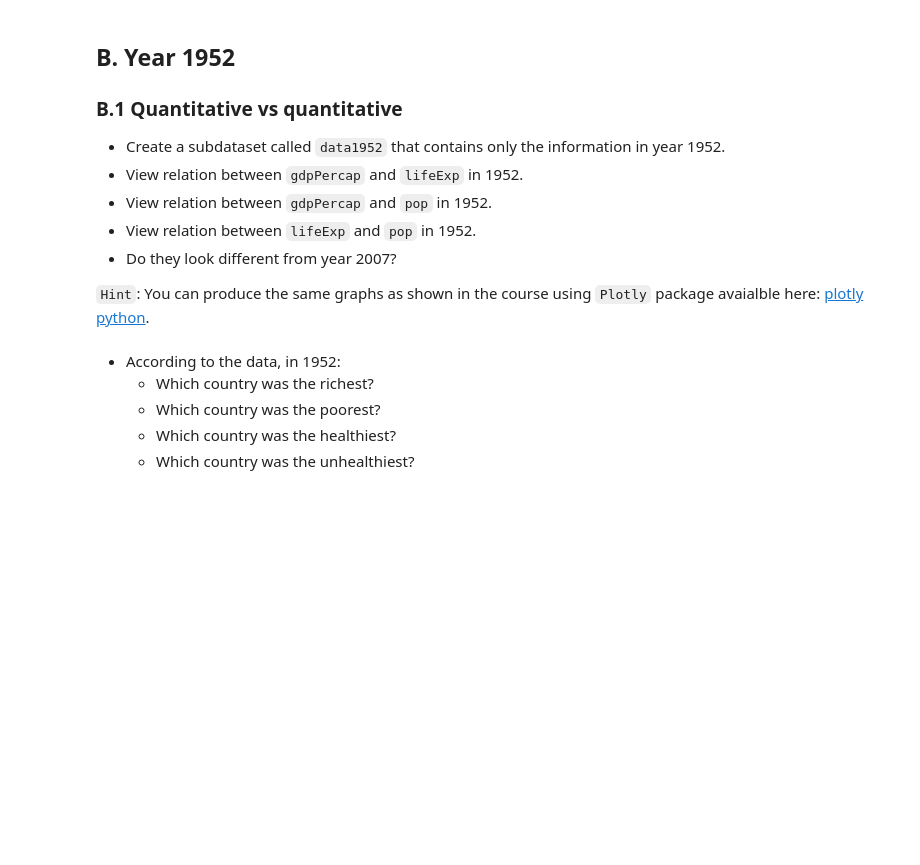
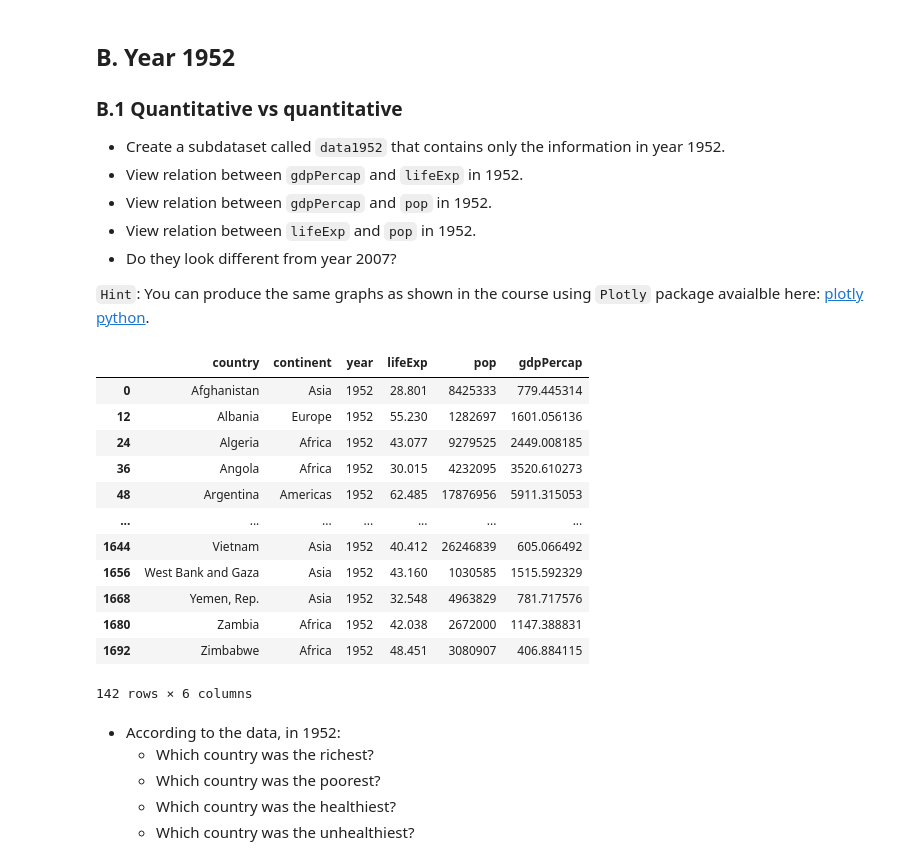
Before and after one commit to Superkai017/Data-Analysis1-Aupp-INF-604-, a Jupyter notebook: W4/Lab4_Data_Visualization_Sothea.ipynb, the cells around one changed output. Drawn from its saved outputs; the diff is of its cells as text; code cells hidden in the pictures; blank space fills up the shorter version.

```diff
--- a/W4/Lab4_Data_Visualization_Sothea.ipynb
+++ b/W4/Lab4_Data_Visualization_Sothea.ipynb
@@ -43,0 +97,18 @@
+# %%
+# To be continued in the next cell
+data_1952 = data.query('year == 1952')
+data_1952
+# %% [output]
+|  | country | continent | year | lifeExp | pop | gdpPercap |
+| 0 | Afghanistan | Asia | 1952 | 28.801 | 8425333 | 779.445314 |
+| 12 | Albania | Europe | 1952 | 55.230 | 1282697 | 1601.056136 |
+| 24 | Algeria | Africa | 1952 | 43.077 | 9279525 | 2449.008185 |
+| 36 | Angola | Africa | 1952 | 30.015 | 4232095 | 3520.610273 |
+| 48 | Argentina | Americas | 1952 | 62.485 | 17876956 | 5911.315053 |
+| ... | ... | ... | ... | ... | ... | ... |
+| 1644 | Vietnam | Asia | 1952 | 40.412 | 26246839 | 605.066492 |
+| 1656 | West Bank and Gaza | Asia | 1952 | 43.160 | 1030585 | 1515.592329 |
+| 1668 | Yemen, Rep. | Asia | 1952 | 32.548 | 4963829 | 781.717576 |
+| 1680 | Zambia | Africa | 1952 | 42.038 | 2672000 | 1147.388831 |
+| 1692 | Zimbabwe | Africa | 1952 | 48.451 | 3080907 | 406.884115 |
+142 rows × 6 columns
```
Also changed, not shown: parts of 16 cells of this notebook.
